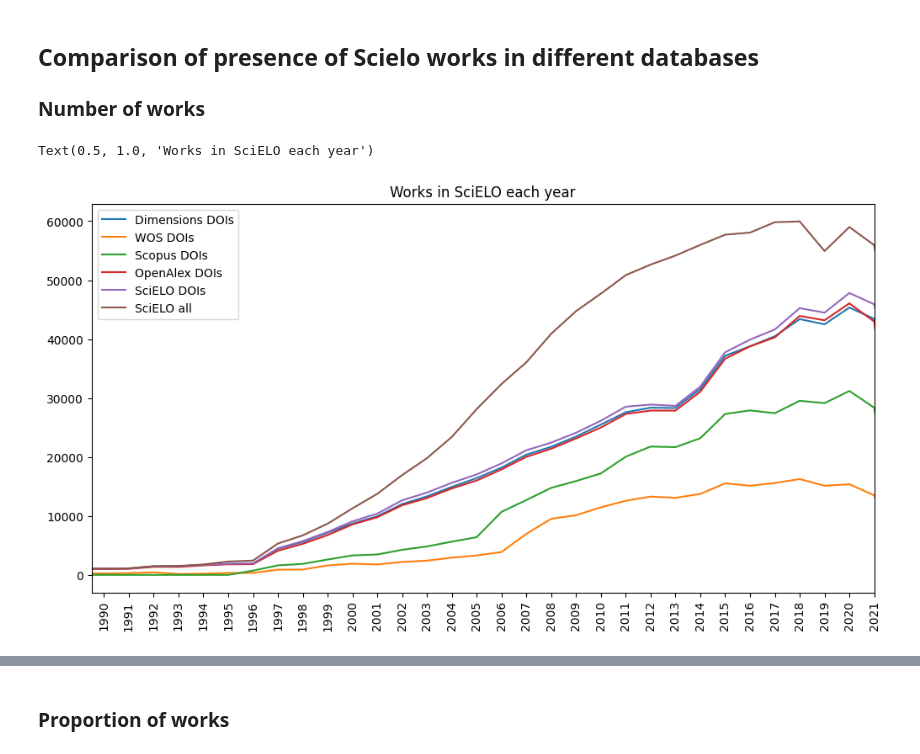
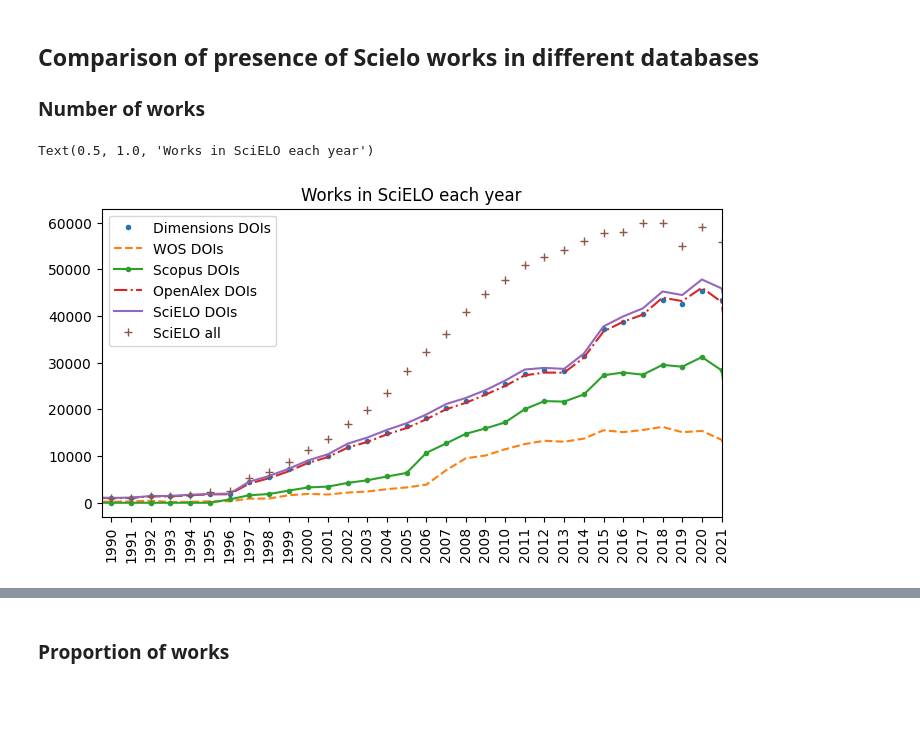
Before and after one commit to alyssonmazoni/scielo_scientometrics, a Jupyter notebook: SciELO_as_a_Scientometric_research_tool.ipynb, the cells around one changed output, grey strips where cells are left out. Saved outputs shown, nothing was run; the diff lists cells and outputs as text; code cells hidden in the pictures; blank space fills up the shorter version.

```diff
--- a/SciELO_as_a_Scientometric_research_tool.ipynb
+++ b/SciELO_as_a_Scientometric_research_tool.ipynb
@@ -358,28 +384,28 @@ ORDER BY a.pub_year ASC
 # %%
 x = commercial_db['year'].values
 y1 = commercial_db['dimensions'].values
 y2 = commercial_db['wos'].values
 y3 = commercial_db['scopus'].values
 
 x2 = openalex_db['year'].values
 y4 = openalex_db['openalex'].values
 y5 = openalex_db['scielo'].values
 y6 = openalex_db['total_scielo'].values
 
-plt.figure(figsize=(12,6))
-plt.plot(x,y1)
-plt.plot(x,y2)
-plt.plot(x,y3)
-plt.plot(x,y4)
-plt.plot(x,y5)
-plt.plot(x,y6)
+plt.figure(figsize=(8,4))
+plt.plot(x,y1,'.')
+plt.plot(x,y2,'--')
+plt.plot(x,y3,'.-')
+plt.plot(x,y4,'-.')
+plt.plot(x,y5,'-')
+plt.plot(x,y6,'+')
 plt.xticks(rotation=90)
 plt.xlim([1989.5,2021])
 plt.locator_params(axis='x', nbins=40)
 plt.legend(['Dimensions DOIs','WOS DOIs','Scopus DOIs','OpenAlex DOIs',
             'SciELO DOIs','SciELO all'])
 plt.title('Works in SciELO each year')
 # %% [output]
 Text(0.5, 1.0, 'Works in SciELO each year')
-[figure, old version]
+[figure, new version]
 # %%
```
Also changed, not shown: parts of 6 cells of this notebook.
